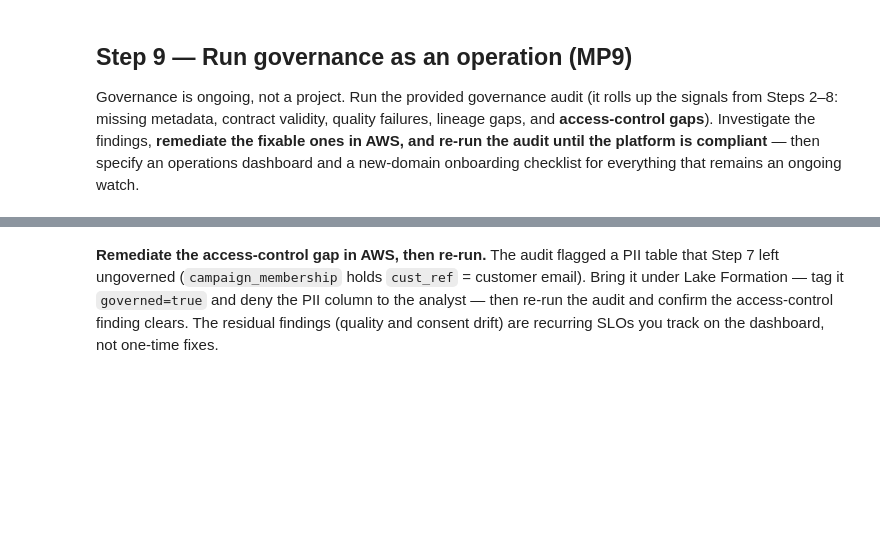
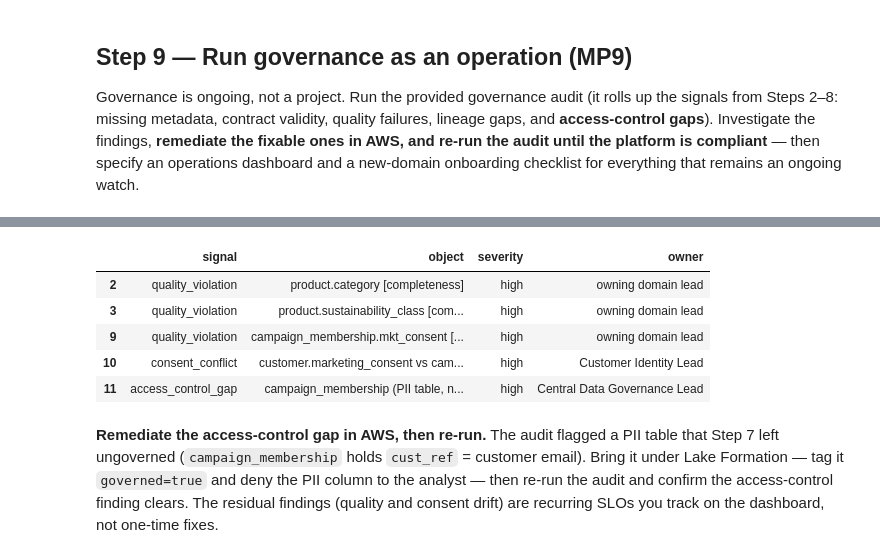
Before and after one commit to jsyzeng/cardinal-outfitters-data-governance, a Jupyter notebook: solution/project.ipynb, the cells around one changed output, grey strips where cells are left out. Saved outputs shown, nothing was run; the diff lists cells and outputs as text; code cells hidden in the pictures; blank space fills up the shorter version.

```diff
--- a/solution/project.ipynb
+++ b/solution/project.ipynb
@@ -548,16 +772,24 @@ findings.head(20)
 # %%
 # Triage: surface the high-severity findings and propose an owner per signal.
 owner_map = {
     "missing_metadata": "owning domain lead",
     "untagged_column": "Central Governance Lead",
     "quality_violation": "owning domain lead",
     "missing_lineage": "Platform Engineering",
     "consent_conflict": "Customer Identity Lead",
     "contract_invalid": "owning domain lead",
+    "access_control_gap": "Central Data Governance Lead",
 }
 high = findings[findings["severity"] == "high"].copy()
 high["owner"] = high["signal"].map(owner_map)
 high[["signal", "object", "severity", "owner"]]
+# %% [output]
+|  | signal | object | severity | owner |
+| 2 | quality_violation | product.category [completeness] | high | owning domain lead |
+| 3 | quality_violation | product.sustainability_class [com... | high | owning domain lead |
+| 9 | quality_violation | campaign_membership.mkt_consent [... | high | owning domain lead |
+| 10 | consent_conflict | customer.marketing_consent vs cam... | high | Customer Identity Lead |
+| 11 | access_control_gap | campaign_membership (PII table, n... | high | Central Data Governance Lead |
 # %% [markdown]
 **Remediate the access-control gap in AWS, then re-run.** The audit flagged a PII table that
 Step 7 left ungoverned (`campaign_membership` holds `cust_ref` = customer email). Bring it
```
Also changed, not shown: parts of 25 cells of this notebook.
